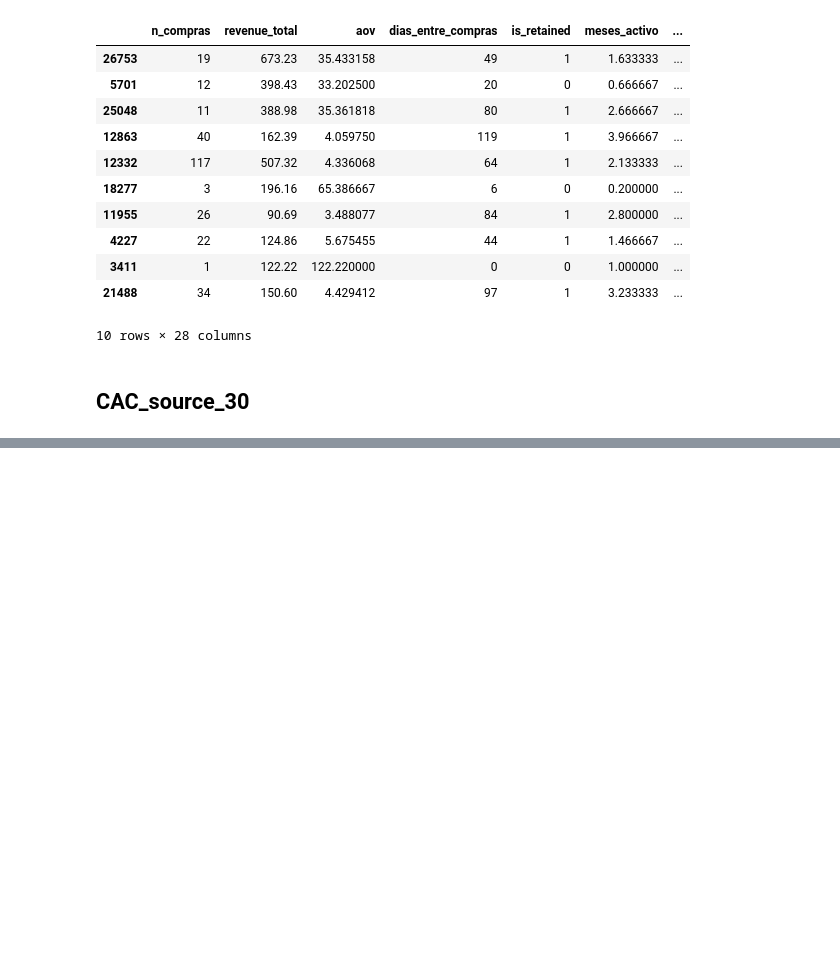
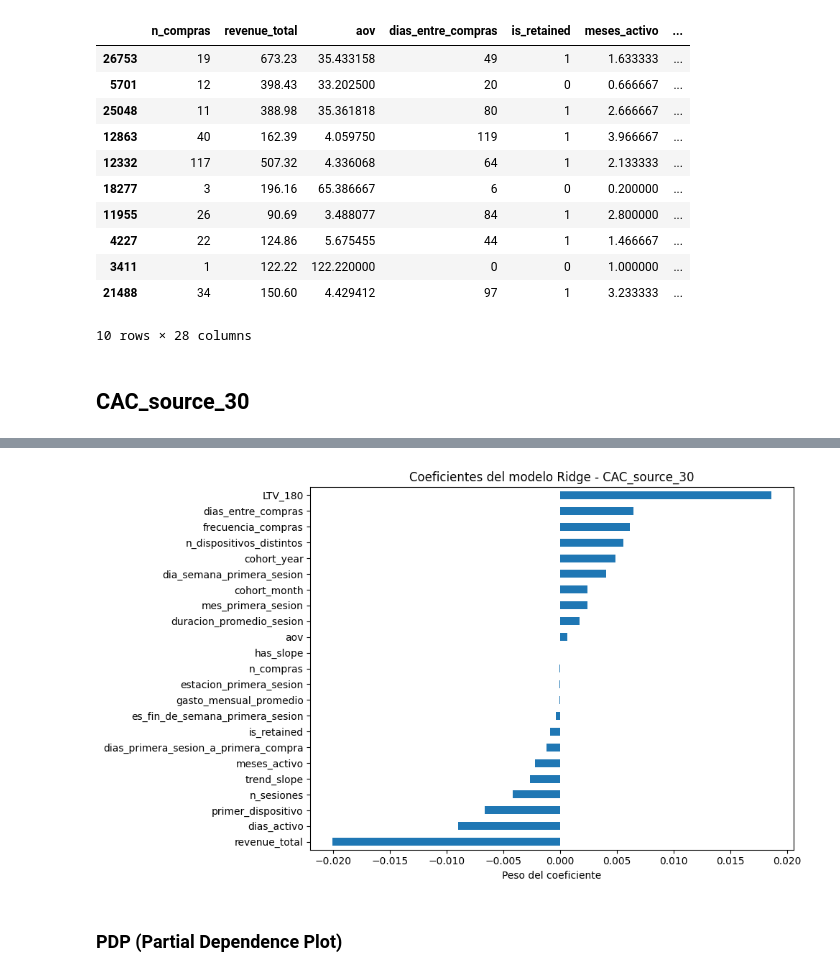
Before and after one commit to maemiliarv/DataMiningProyectoFinal, a Jupyter notebook: notebooks/04_explicabilidad_Diagnostico.ipynb, the cells around one changed output, grey strips where cells are left out. Cells and saved outputs as stored; diff of their text form; code cells hidden in the pictures; blank space fills up the shorter version.

```diff
--- a/notebooks/04_explicabilidad_Diagnostico.ipynb
+++ b/notebooks/04_explicabilidad_Diagnostico.ipynb
@@ -186,0 +211,3 @@ df_errores.sort_values('error_abs', ascending=False).head(10)
+# %%
+with open('../models/CAC_source_30/ridge.pkl', 'rb') as f:
+    ridge_model = pickle.load(f)
@@ -186,0 +225,17 @@ df_errores.sort_values('error_abs', ascending=False).head(10)
+# %%
+# Separar el modelo y el preprocesador
+ridge_regressor = ridge_model.named_steps['modelo']
+input_features = ridge_model.named_steps['pre'].transformers_[0][2]
+# %%
+coef = ridge_regressor.coef_
+
+# Mostrar coeficientes ordenados
+pd.Series(coef, index=input_features).sort_values().plot(kind='barh', figsize=(10, 6))
+plt.title('Coeficientes del modelo Ridge - CAC_source_30')
+plt.xlabel('Peso del coeficiente')
+plt.tight_layout()
+plt.show()
+# %% [output]
+[figure, added]
+# %% [markdown]
+### PDP (Partial Dependence Plot)
```
Also changed, not shown: parts of 9 cells of this notebook, 2 other files.
